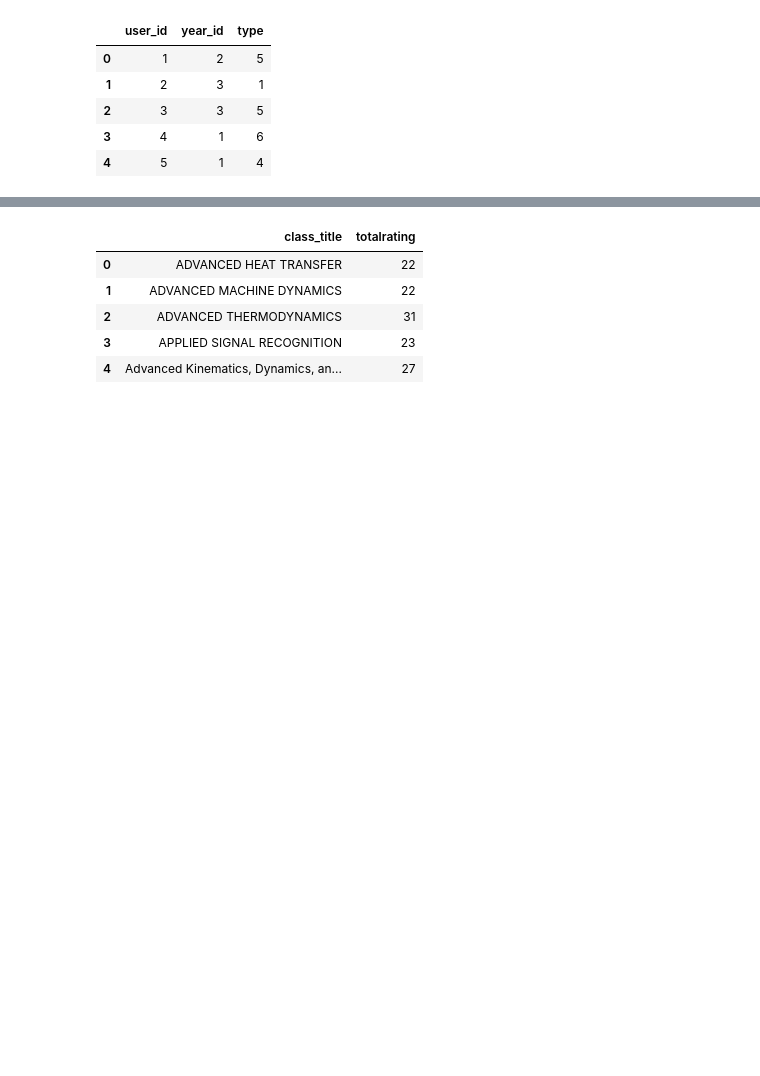
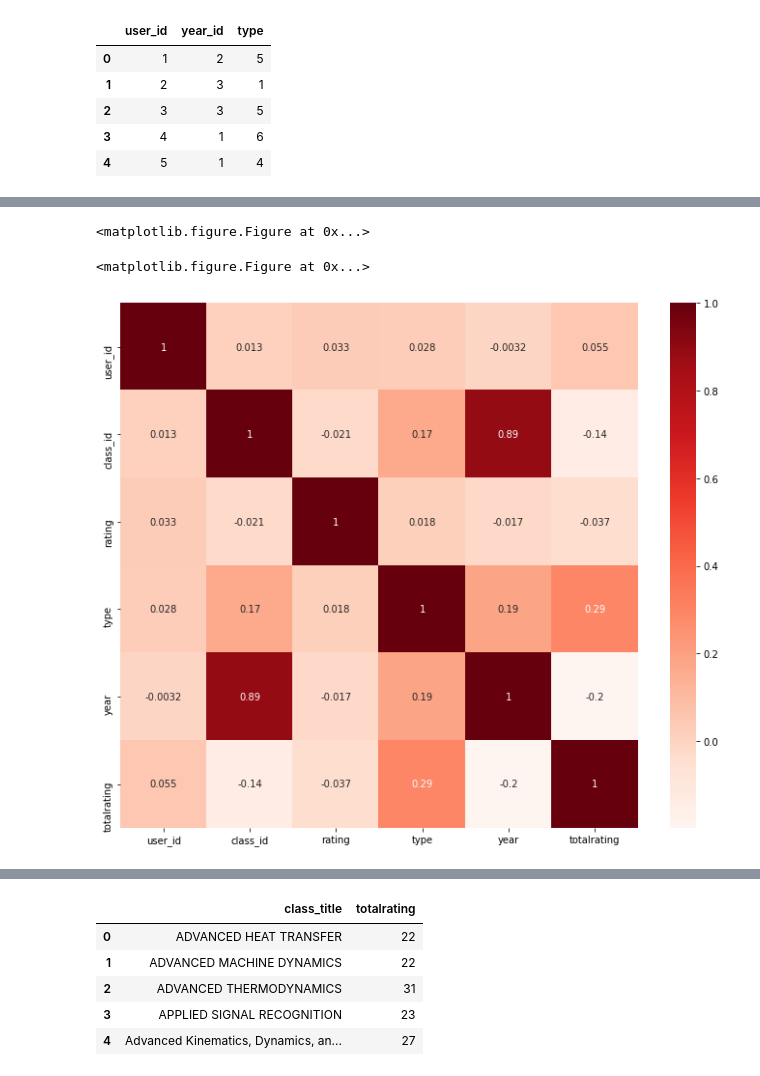
Before and after one commit to NadiaAlmutlak/Columbia_Degree_Rec, a Jupyter notebook: KNN_classRec.ipynb, the cells around one changed output, grey strips where cells are left out. Cells and saved outputs as stored; diff of their text form; code cells hidden in the pictures; blank space fills up the shorter version.

```diff
--- a/KNN_classRec.ipynb
+++ b/KNN_classRec.ipynb
@@ -48,0 +122,13 @@ combined_class_rating.head()
+# %%
+import matplotlib.pyplot as plt
+import seaborn as sns
+
+# correlation between rating, and class
+plt.figure(figsize=(12,10))
+cor = rating_total.corr()
+sns.heatmap(cor, annot=True, cmap=plt.cm.Reds)
+plt.show()
+# %% [output]
+<matplotlib.figure.Figure at 0x...>
+<matplotlib.figure.Figure at 0x...>
+[figure, added]
```
Also changed, not shown: parts of 25 cells of this notebook.
